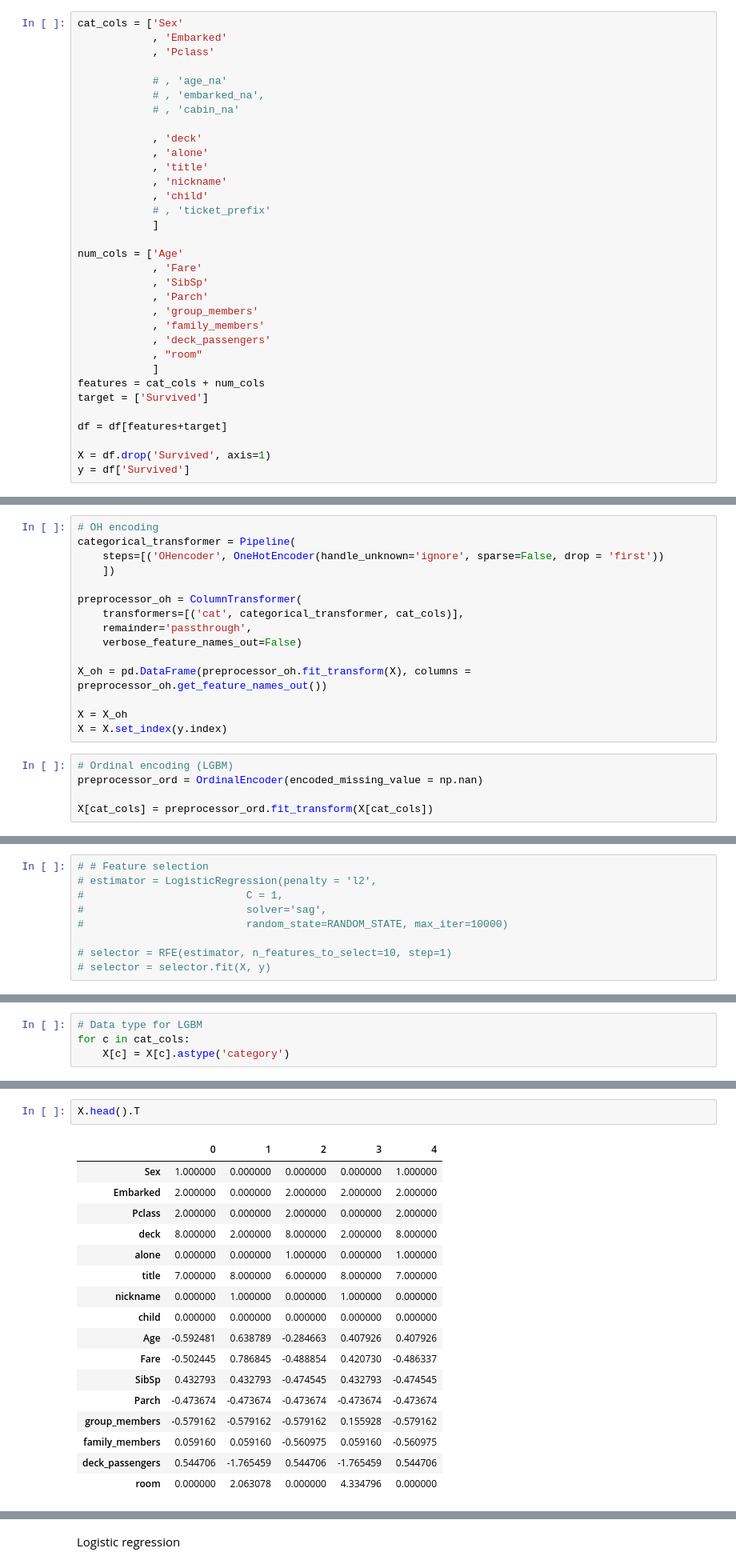
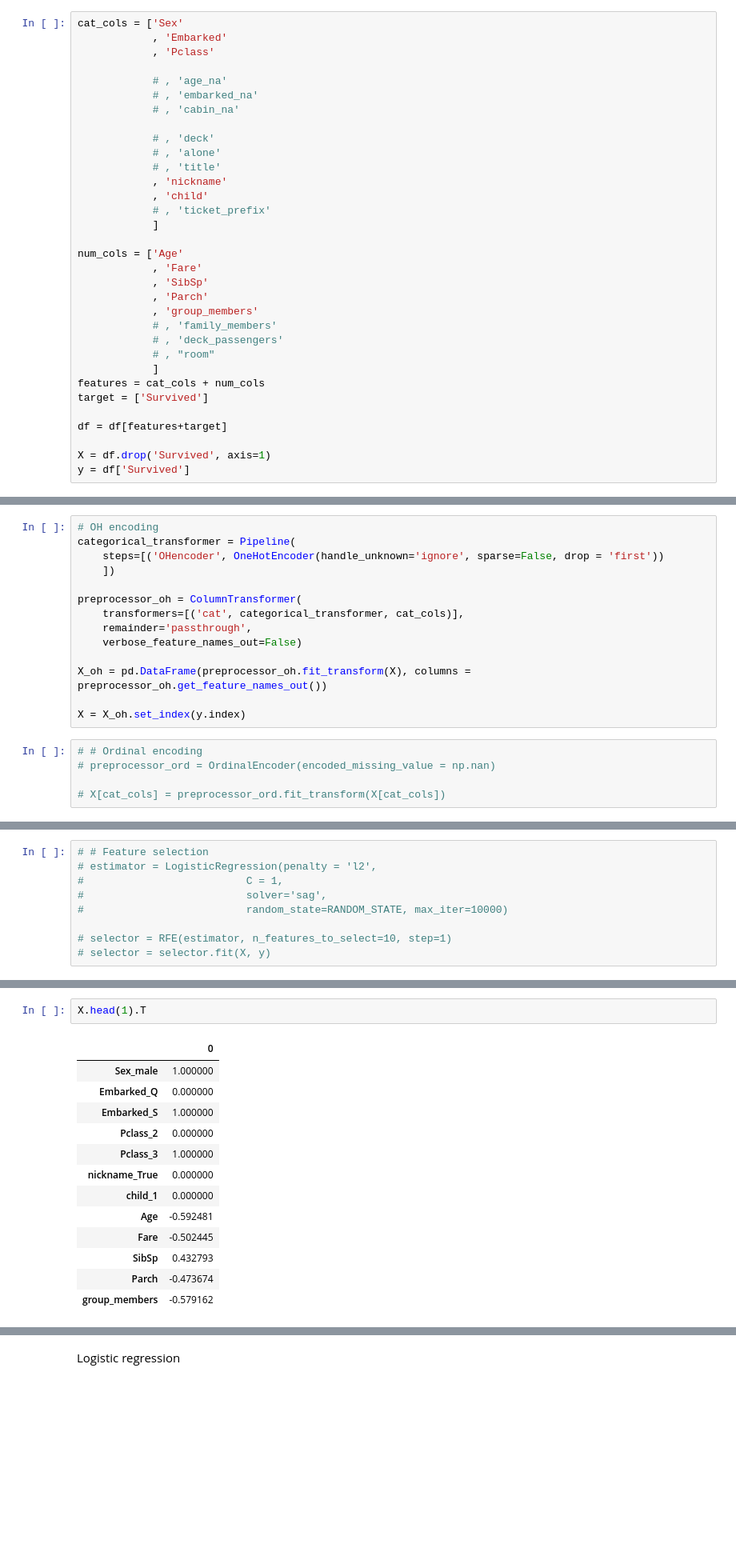
Before and after one commit to dghr7/kaggle-titanic, a Jupyter notebook: main_titanic.ipynb, the cells around one changed output, grey strips where cells are left out. Shown at 80% size. Drawn from its saved outputs; the diff is of its cells as text; blank space fills up the shorter version.

Commit message:
Using test data for FE

```diff
--- a/main_titanic.ipynb
+++ b/main_titanic.ipynb
@@ -366,12 +374,12 @@ cat_cols = ['Sex'
             , 'Pclass'
 
             # , 'age_na'
-            # , 'embarked_na',
+            # , 'embarked_na'
             # , 'cabin_na'
 
-            , 'deck'
-            , 'alone'
-            , 'title'
+            # , 'deck'
+            # , 'alone'
+            # , 'title'
             , 'nickname'
             , 'child'
             # , 'ticket_prefix'
@@ -382,9 +390,9 @@ num_cols = ['Age'
             , 'SibSp'
             , 'Parch'
             , 'group_members'
-            , 'family_members'
-            , 'deck_passengers'
-            , "room"
+            # , 'family_members'
+            # , 'deck_passengers'
+            # , "room"
             ]
 features = cat_cols + num_cols
 target = ['Survived']
@@ -469,10 +465,9 @@ preprocessor_oh = ColumnTransformer(
 
 X_oh = pd.DataFrame(preprocessor_oh.fit_transform(X), columns = preprocessor_oh.get_feature_names_out())
 
-X = X_oh
-X = X.set_index(y.index)
+X = X_oh.set_index(y.index)
 # %%
-# Ordinal encoding (LGBM)
-preprocessor_ord = OrdinalEncoder(encoded_missing_value = np.nan)
+# # Ordinal encoding
+# preprocessor_ord = OrdinalEncoder(encoded_missing_value = np.nan)
 
-X[cat_cols] = preprocessor_ord.fit_transform(X[cat_cols])
+# X[cat_cols] = preprocessor_ord.fit_transform(X[cat_cols])
@@ -571,4 +543,0 @@ X.shape
-# %%
-# Data type for LGBM
-for c in cat_cols:
-    X[c] = X[c].astype('category')
@@ -599,23 +544,19 @@ dtype: object
 # %%
-X.head().T
+X.head(1).T
 # %% [output]
-|  | 0 | 1 | 2 | 3 | 4 |
-| Sex | 1.000000 | 0.000000 | 0.000000 | 0.000000 | 1.000000 |
-| Embarked | 2.000000 | 0.000000 | 2.000000 | 2.000000 | 2.000000 |
-| Pclass | 2.000000 | 0.000000 | 2.000000 | 0.000000 | 2.000000 |
-| deck | 8.000000 | 2.000000 | 8.000000 | 2.000000 | 8.000000 |
-| alone | 0.000000 | 0.000000 | 1.000000 | 0.000000 | 1.000000 |
-| title | 7.000000 | 8.000000 | 6.000000 | 8.000000 | 7.000000 |
-| nickname | 0.000000 | 1.000000 | 0.000000 | 1.000000 | 0.000000 |
-| child | 0.000000 | 0.000000 | 0.000000 | 0.000000 | 0.000000 |
-| Age | -0.592481 | 0.638789 | -0.284663 | 0.407926 | 0.407926 |
-| Fare | -0.502445 | 0.786845 | -0.488854 | 0.420730 | -0.486337 |
-| SibSp | 0.432793 | 0.432793 | -0.474545 | 0.432793 | -0.474545 |
-| Parch | -0.473674 | -0.473674 | -0.473674 | -0.473674 | -0.473674 |
-| group_members | -0.579162 | -0.579162 | -0.579162 | 0.155928 | -0.579162 |
-| family_members | 0.059160 | 0.059160 | -0.560975 | 0.059160 | -0.560975 |
-| deck_passengers | 0.544706 | -1.765459 | 0.544706 | -1.765459 | 0.544706 |
-| room | 0.000000 | 2.063078 | 0.000000 | 4.334796 | 0.000000 |
+|  | 0 |
+| Sex_male | 1.000000 |
+| Embarked_Q | 0.000000 |
+| Embarked_S | 1.000000 |
+| Pclass_2 | 0.000000 |
+| Pclass_3 | 1.000000 |
+| nickname_True | 0.000000 |
+| child_1 | 0.000000 |
+| Age | -0.592481 |
+| Fare | -0.502445 |
+| SibSp | 0.432793 |
+| Parch | -0.473674 |
+| group_members | -0.579162 |
 # %% [markdown]
 <a id='section4'></a>
 # 4. Modeling & evaluation
```
Also changed, not shown: parts of 32 cells of this notebook, 1 other file.
